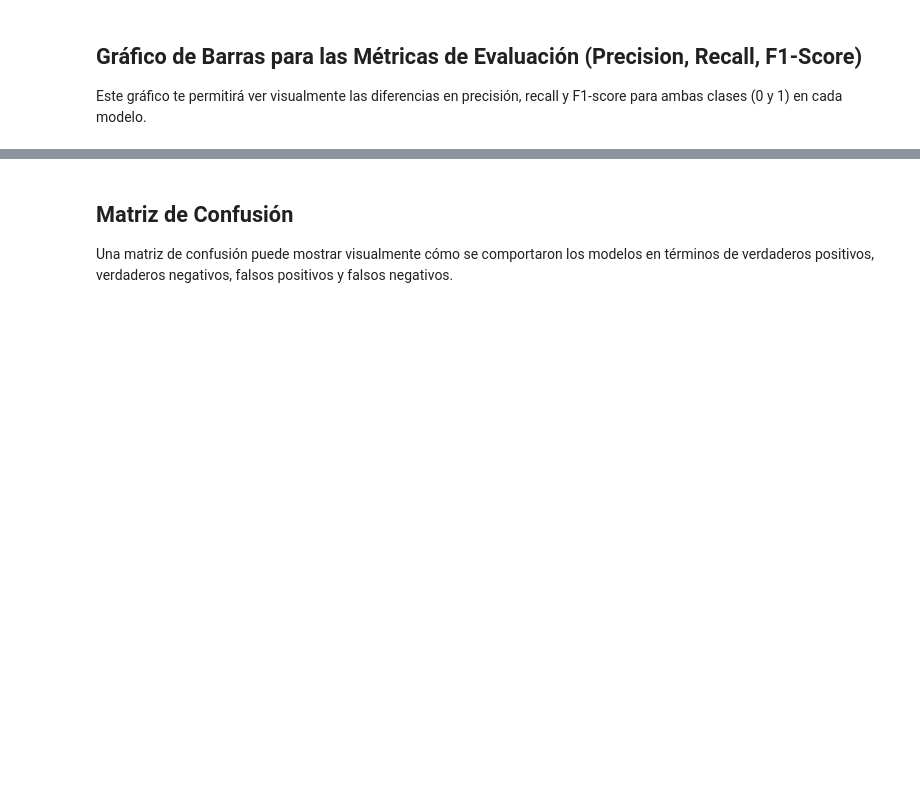
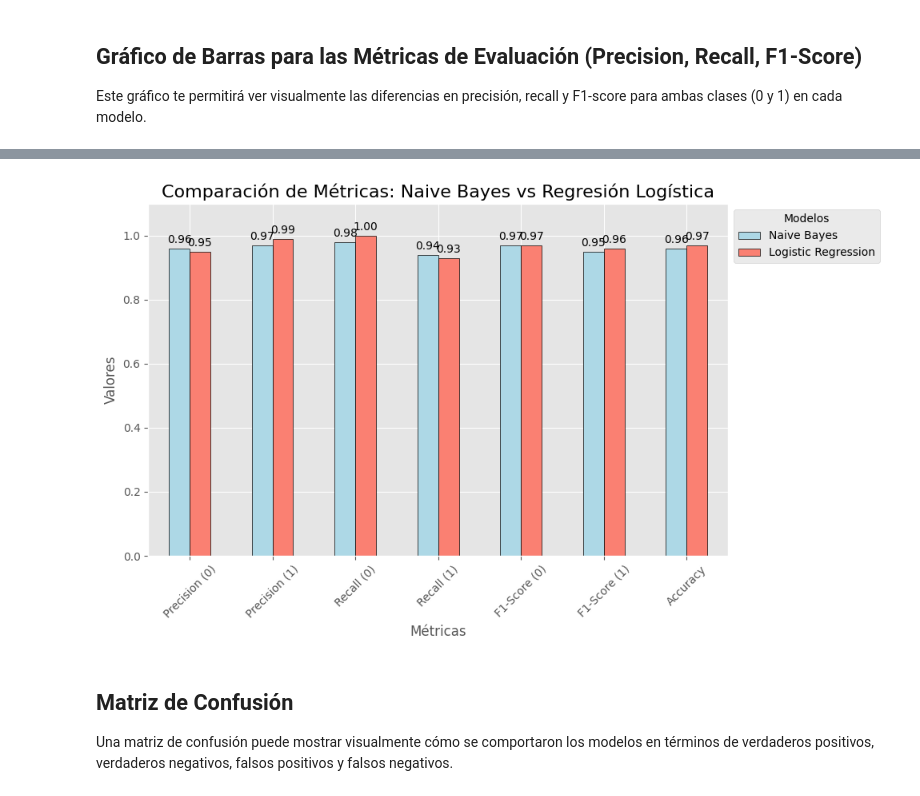
Before and after one commit to Godoca2/Machine-Learning, a Jupyter notebook: Scripts/ML_Lab3_DataSet_Titanic.ipynb, the cells around one changed output, grey strips where cells are left out. Drawn from its saved outputs; the diff is of its cells as text; code cells hidden in the pictures; blank space fills up the shorter version.

```diff
--- a/Scripts/ML_Lab3_DataSet_Titanic.ipynb
+++ b/Scripts/ML_Lab3_DataSet_Titanic.ipynb
@@ -856,3 +785,56 @@ plt.show()
+# %%
+# Accuracies
+accuracy_nb = round(accuracy_score(y_test, y_pred_nb), 2)
+accuracy_logreg = round(accuracy_score(y_test, y_pred_logreg), 2)
+
+# Precision, Recall y F1-Score para ambos modelos
+metrics = ["Precision (0)", "Precision (1)", "Recall (0)", "Recall (1)", "F1-Score (0)", "F1-Score (1)"]
+nb_scores = [
+    round(classification_report(y_test, y_pred_nb, output_dict=True)['0']['precision'], 2),
+    round(classification_report(y_test, y_pred_nb, output_dict=True)['1']['precision'], 2),
+    round(classification_report(y_test, y_pred_nb, output_dict=True)['0']['recall'], 2),
+    round(classification_report(y_test, y_pred_nb, output_dict=True)['1']['recall'], 2),
+    round(classification_report(y_test, y_pred_nb, output_dict=True)['0']['f1-score'], 2),
+    round(classification_report(y_test, y_pred_nb, output_dict=True)['1']['f1-score'], 2)
+]
+
+logreg_scores = [
+    round(classification_report(y_test, y_pred_logreg, output_dict=True)['0']['precision'], 2),
+    round(classification_report(y_test, y_pred_logreg, output_dict=True)['1']['precision'], 2),
+    round(classification_report(y_test, y_pred_logreg, output_dict=True)['0']['recall'], 2),
+    round(classification_report(y_test, y_pred_logreg, output_dict=True)['1']['recall'], 2),
+    round(classification_report(y_test, y_pred_logreg, output_dict=True)['0']['f1-score'], 2),
+    round(classification_report(y_test, y_pred_logreg, output_dict=True)['1']['f1-score'], 2)
+]
+
+# Dataframe Resultados
+data = pd.DataFrame({
+    "Metric": metrics,
+    "Naive Bayes": nb_scores,
+    "Logistic Regression": logreg_scores
+})
+
+accuracy_data = pd.DataFrame({
+    "Metric": ["Accuracy"],
+    "Naive Bayes": [accuracy_nb],
+    "Logistic Regression": [accuracy_logreg]
+})
+data = pd.concat([data, accuracy_data], ignore_index=True)
+data.set_index("Metric", inplace=True)
+ax = data.plot(kind='bar', figsize=(10, 6), color=['lightblue', 'salmon'], edgecolor='black')
+ax.set_title('Comparación de Métricas: Naive Bayes vs Regresión Logística', fontsize=16)
+ax.set_ylabel('Valores', fontsize=12)
+ax.set_xlabel('Métricas', fontsize=12)
+ax.set_ylim(0, 1.1)  # Ajusta el límite del eje y si es necesario
+ax.legend(title='Modelos', loc='upper left', bbox_to_anchor=(1, 1))
+for container in ax.containers:
+    ax.bar_label(container, fmt='%.2f', label_type='edge', padding=3)
+
+plt.xticks(rotation=45)
+plt.tight_layout()
+plt.show()
+# %% [output]
+[figure, added]
 # %% [markdown]
 ## Matriz de Confusión
 
```
Also changed, not shown: parts of 13 cells of this notebook.
